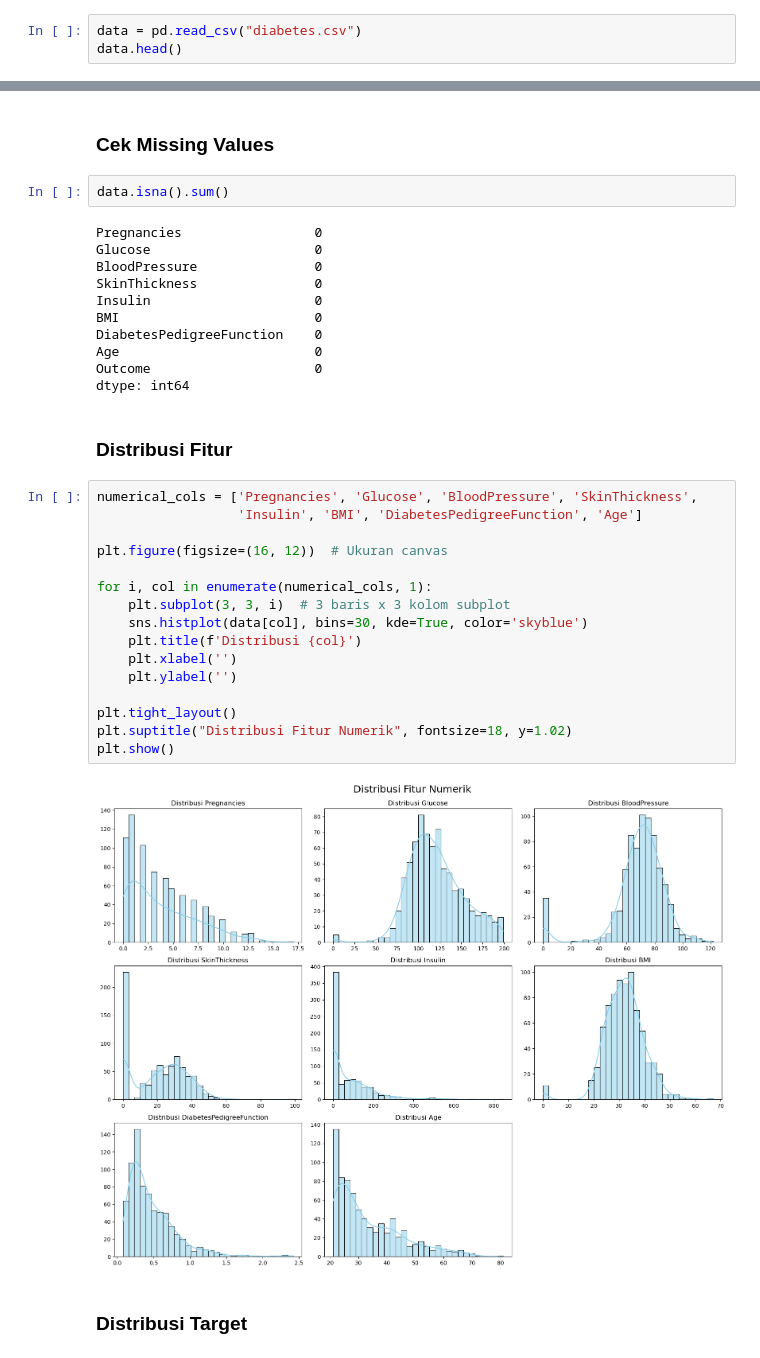
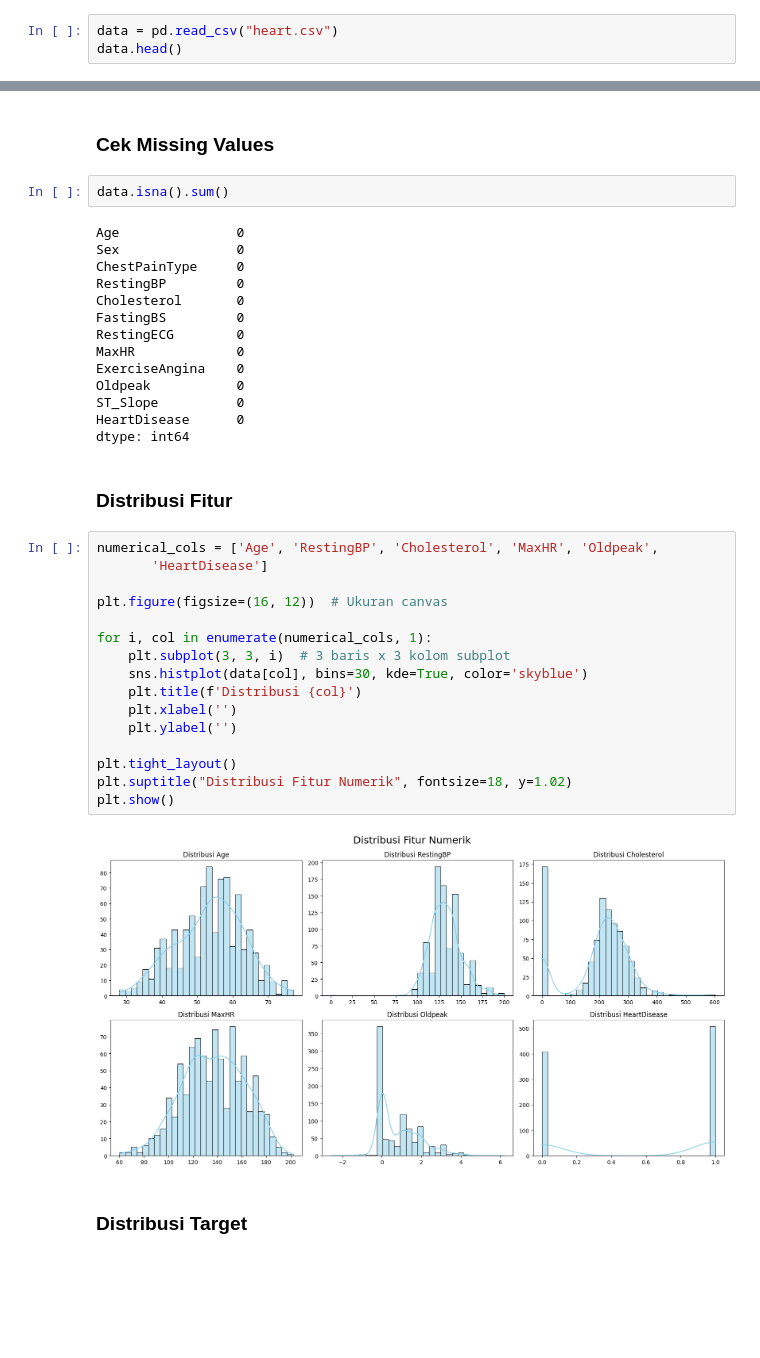
Before and after one commit to fairuztsn/yet-another-tubes-dka, a Jupyter notebook: main.ipynb, the cells around one changed output, grey strips where cells are left out. Drawn from its saved outputs; the diff is of its cells as text; blank space fills up the shorter version.

```diff
--- a/main.ipynb
+++ b/main.ipynb
@@ -22,6 +22,6 @@ from sklearn.model_selection import train_test_split
 # %% [markdown]
 # Read CSV
 # %%
-data = pd.read_csv("diabetes.csv")
+data = pd.read_csv("heart.csv")
 data.head()
 # %% [output]
@@ -95,36 +104,39 @@ data.describe()
 # %%
 data.isna().sum()
 # %% [output]
-Pregnancies                 0
-Glucose                     0
-BloodPressure               0
-SkinThickness               0
-Insulin                     0
-BMI                         0
-DiabetesPedigreeFunction    0
-Age                         0
-Outcome                     0
+Age               0
+Sex               0
+ChestPainType     0
+RestingBP         0
+Cholesterol       0
+FastingBS         0
+RestingECG        0
+MaxHR             0
+ExerciseAngina    0
+Oldpeak           0
+ST_Slope          0
+HeartDisease      0
 dtype: int64
 # %% [markdown]
 ### Distribusi Fitur
 # %%
-numerical_cols = ['Pregnancies', 'Glucose', 'BloodPressure', 'SkinThickness',
-                  'Insulin', 'BMI', 'DiabetesPedigreeFunction', 'Age']
+numerical_cols = ['Age', 'RestingBP', 'Cholesterol', 'MaxHR', 'Oldpeak',
+       'HeartDisease']
 
 plt.figure(figsize=(16, 12))  # Ukuran canvas
 
 for i, col in enumerate(numerical_cols, 1):
     plt.subplot(3, 3, i)  # 3 baris x 3 kolom subplot
     sns.histplot(data[col], bins=30, kde=True, color='skyblue')
     plt.title(f'Distribusi {col}')
     plt.xlabel('')
     plt.ylabel('')
 
 plt.tight_layout()
 plt.suptitle("Distribusi Fitur Numerik", fontsize=18, y=1.02)
 plt.show()
 # %% [output]
-[figure, old version]
+[figure, new version]
 # %% [markdown]
 ### Distribusi Target
 # %%
```
Also changed, not shown: parts of 29 cells of this notebook, 1 other file.
